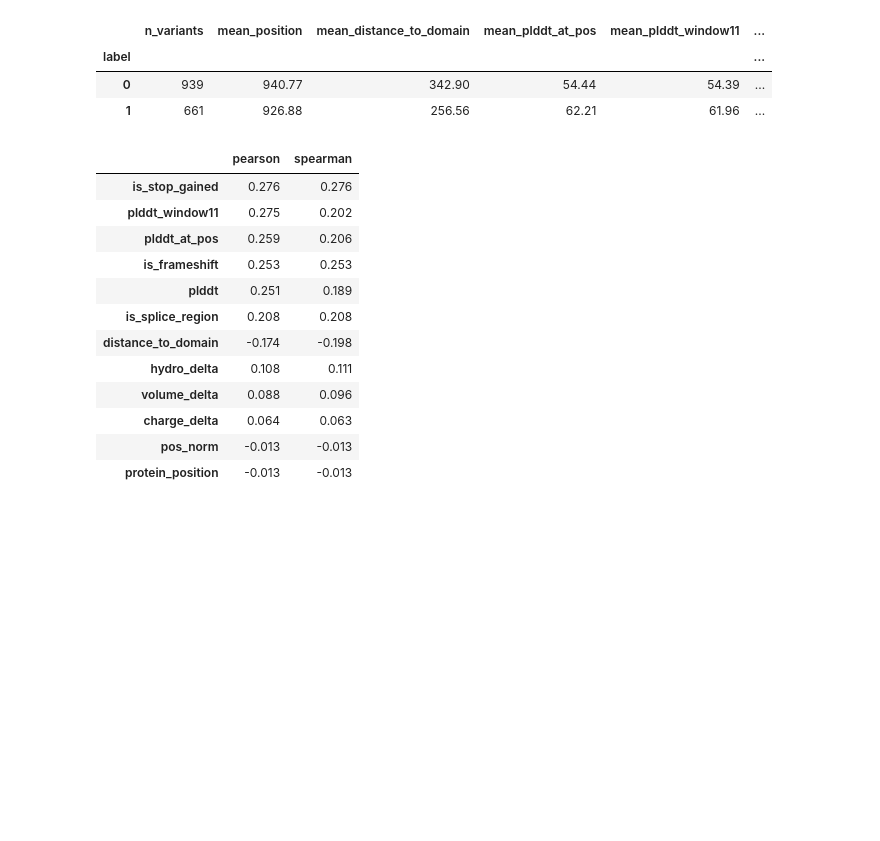
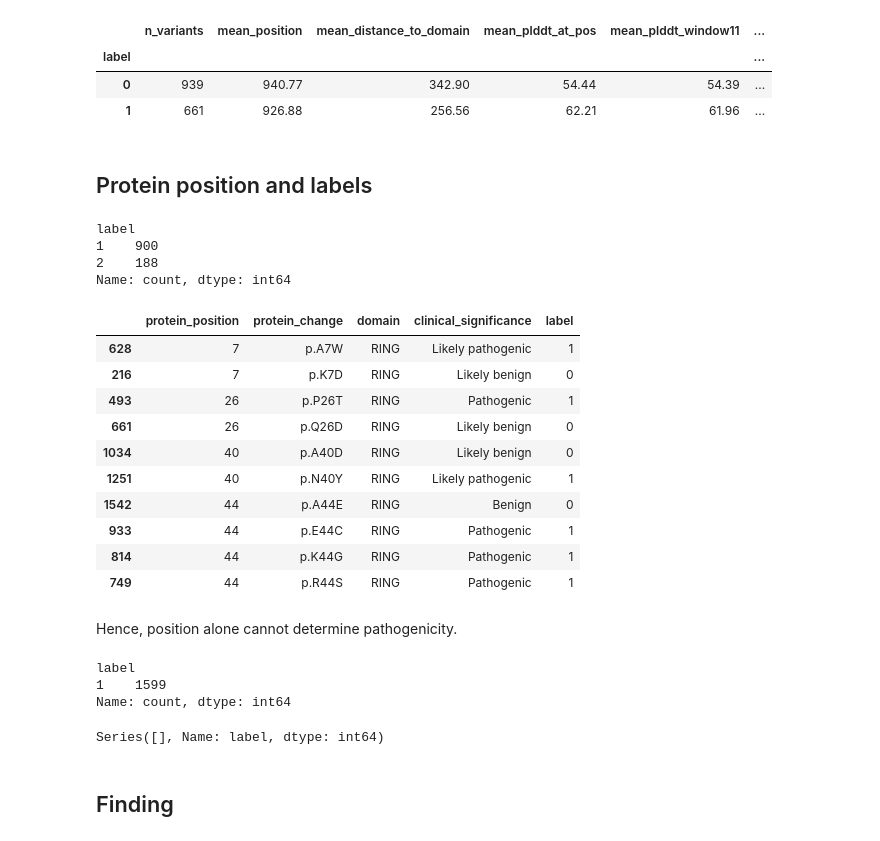
Before and after one commit to mohit-kukrejaa/brca1-risk-prediction, a Jupyter notebook: notebooks/eda.ipynb, the cells around one changed output. Drawn from its saved outputs; the diff is of its cells as text; code cells hidden in the pictures; blank space fills up the shorter version.

```diff
--- a/notebooks/eda.ipynb
+++ b/notebooks/eda.ipynb
@@ -323,26 +321,41 @@ spearman_corr = df[numeric_cols].corr(method="spearman")
-# %%
-comparison_corr = pd.DataFrame({
-    "pearson": corr_matrix["label"],
-    "spearman": spearman_corr["label"]
-}).drop(index="label")
-
-comparison_corr["abs_pearson"] = comparison_corr["pearson"].abs()
-
-comparison_corr.sort_values(
-    "abs_pearson",
-    ascending=False
-).drop(columns="abs_pearson").round(3)
-# %% [output]
-|  | pearson | spearman |
-| is_stop_gained | 0.276 | 0.276 |
-| plddt_window11 | 0.275 | 0.202 |
-| plddt_at_pos | 0.259 | 0.206 |
-| is_frameshift | 0.253 | 0.253 |
-| plddt | 0.251 | 0.189 |
-| is_splice_region | 0.208 | 0.208 |
-| distance_to_domain | -0.174 | -0.198 |
-| hydro_delta | 0.108 | 0.111 |
-| volume_delta | 0.088 | 0.096 |
-| charge_delta | 0.064 | 0.063 |
-| pos_norm | -0.013 | -0.013 |
-| protein_position | -0.013 | -0.013 |
+# %% [markdown]
+## Protein position and labels
+# %%
+pos_label_counts = (df.groupby("protein_position")["label"].nunique())
+pos_label_counts.value_counts().sort_index()
+# %% [output]
+label
+1    900
+2    188
+Name: count, dtype: int64
+# %%
+mixed_label_pos = pos_label_counts[pos_label_counts > 1]
+df.loc[df["protein_position"].isin(mixed_label_pos.index),["protein_position","protein_change","domain","clinical_significance","label"]].sort_values("protein_position").head(10)
+# %% [output]
+|  | protein_position | protein_change | domain | clinical_significance | label |
+| 628 | 7 | p.A7W | RING | Likely pathogenic | 1 |
+| 216 | 7 | p.K7D | RING | Likely benign | 0 |
+| 493 | 26 | p.P26T | RING | Pathogenic | 1 |
+| 661 | 26 | p.Q26D | RING | Likely benign | 0 |
+| 1034 | 40 | p.A40D | RING | Likely benign | 0 |
+| 1251 | 40 | p.N40Y | RING | Likely pathogenic | 1 |
+| 1542 | 44 | p.A44E | RING | Benign | 0 |
+| 933 | 44 | p.E44C | RING | Pathogenic | 1 |
+| 814 | 44 | p.K44G | RING | Pathogenic | 1 |
+| 749 | 44 | p.R44S | RING | Pathogenic | 1 |
+# %% [markdown]
+Hence, position alone cannot determine pathogenicity.
+# %%
+protein_change_labels = (df.groupby("protein_change")["label"].nunique())
+protein_change_labels.value_counts().sort_index()
+# %% [output]
+label
+1    1599
+Name: count, dtype: int64
+# %%
+conflicting_protein_changes = protein_change_labels[protein_change_labels > 1]
+conflicting_protein_changes
+# %% [output]
+Series([], Name: label, dtype: int64)
+# %% [markdown]
+## Finding
```
Also changed, not shown: parts of 4 cells of this notebook, 2 other files.
